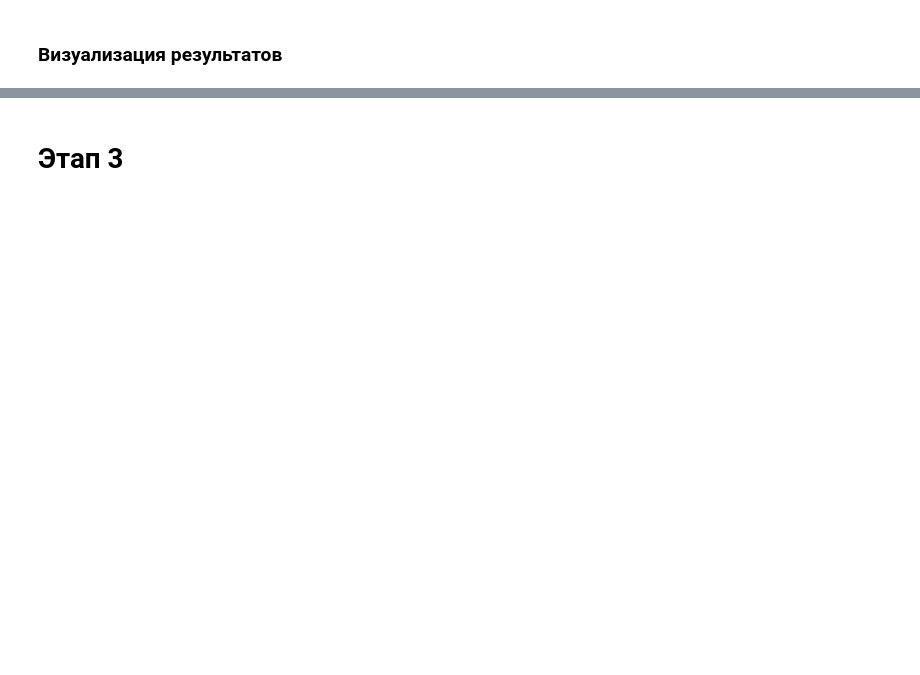
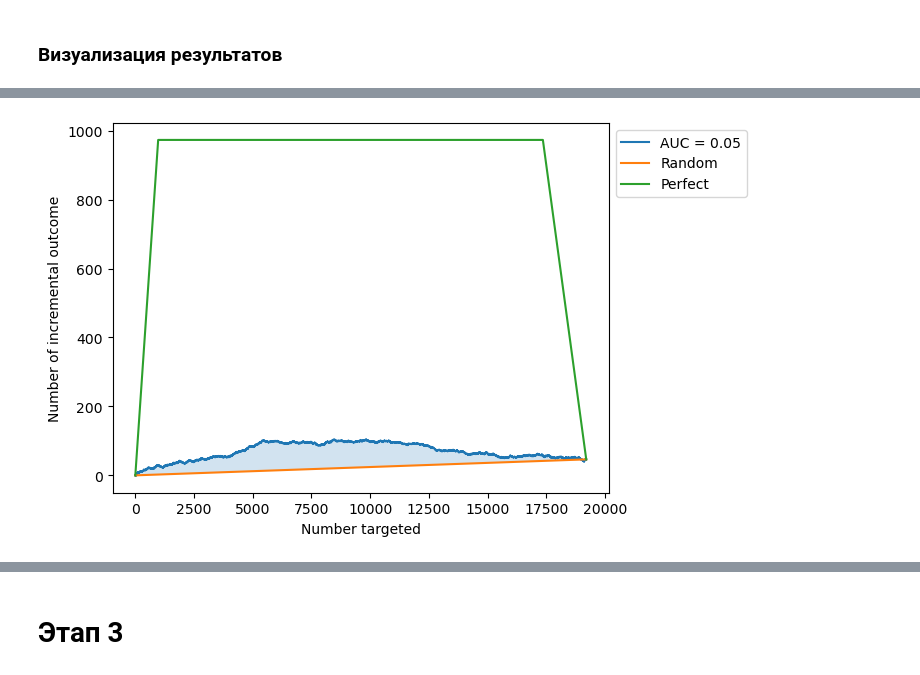
Before and after one commit to alkhrameev/mle-uplift-final-project-2025, a Jupyter notebook: final_project_template.ipynb, the cells around one changed output, grey strips where cells are left out. Cells and saved outputs as stored; diff of their text form; code cells hidden in the pictures; blank space fills up the shorter version.

```diff
--- a/final_project_template.ipynb
+++ b/final_project_template.ipynb
@@ -917,0 +1205,15 @@ from utils import custom_uplift_by_percentile
+# %%
+from sklift.viz import plot_qini_curve
+
+display = plot_qini_curve(
+    y_true=y_test.values,
+    uplift=X_test_uplift['predicted_uplift'].values,
+    treatment=X_test['treatment'].values,
+    perfect=True,
+    random=True
+)
+
+fig = display.ax_.figure  # access the underlying figure
+fig.savefig("qini_curve.png", dpi=300, bbox_inches="tight")
+# %% [output]
+[figure, added]
```
Also changed, not shown: parts of 48 cells of this notebook, 5 other files.
